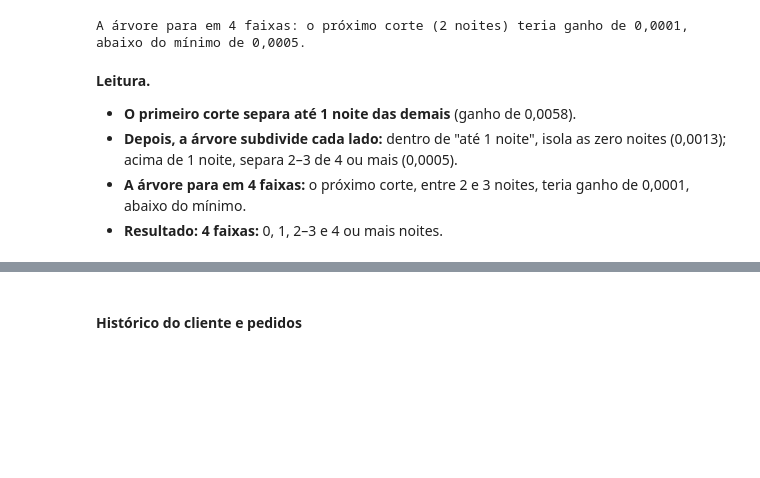
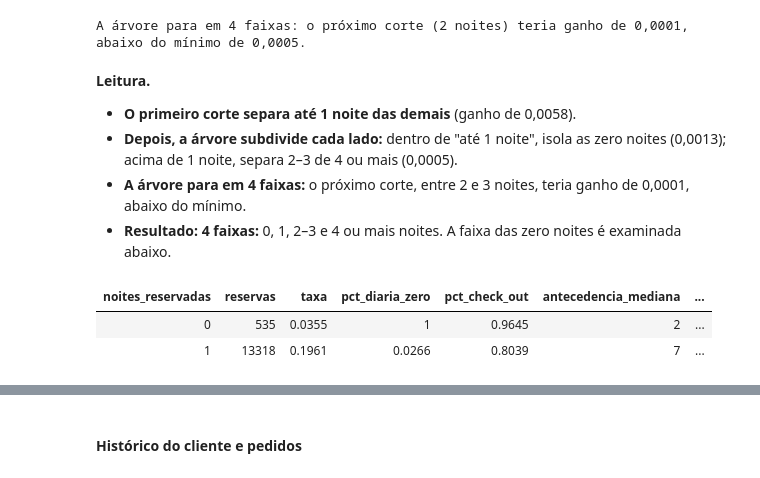
Before and after one commit to acrosatto/comunicacao-dados-mba, a Jupyter notebook: analise/ana/02_variaveis.ipynb, the cells around one changed output, grey strips where cells are left out. Cells and saved outputs as stored; diff of their text form; code cells hidden in the pictures; blank space fills up the shorter version.

```diff
--- a/analise/ana/02_variaveis.ipynb
+++ b/analise/ana/02_variaveis.ipynb
@@ -581,4 +581,20 @@ A árvore para em 4 faixas: o próximo corte (2 noites) teria ganho de 0,0001, a
 - **O primeiro corte separa até 1 noite das demais** (ganho de 0,0058).
 - **Depois, a árvore subdivide cada lado:** dentro de "até 1 noite", isola as zero noites (0,0013); acima de 1 noite, separa 2–3 de 4 ou mais (0,0005).
 - **A árvore para em 4 faixas:** o próximo corte, entre 2 e 3 noites, teria ganho de 0,0001, abaixo do mínimo.
-- **Resultado: 4 faixas:** 0, 1, 2–3 e 4 ou mais noites.
+- **Resultado: 4 faixas:** 0, 1, 2–3 e 4 ou mais noites. A faixa das zero noites é examinada abaixo.
+# %%
+# zero noites: quem são essas reservas, comparadas com as de uma noite (treino)
+# (o status final da reserva só descreve o grupo; não entra no modelo)
+treino.loc[treino['noites'] <= 1].assign(noites_reservadas=lambda d: d['noites'].astype(str)).groupby('noites_reservadas').agg(
+    reservas=('is_canceled', 'size'),
+    taxa=('is_canceled', 'mean'),
+    pct_diaria_zero=('adr', lambda s: (s == 0).mean()),
+    pct_check_out=('reservation_status', lambda s: (s == 'Check-Out').mean()),
+    antecedencia_mediana=('lead_time', 'median'),
+    pct_hospede_repetido=('is_repeated_guest', 'mean'),
+    pct_resort=('hotel', lambda s: (s == 'Resort Hotel').mean()),
+).round(4)
+# %% [output]
+| noites_reservadas | reservas | taxa | pct_diaria_zero | pct_check_out | antecedencia_mediana | ... |
+| 0 | 535 | 0.0355 | 1 | 0.9645 | 2 | ... |
+| 1 | 13318 | 0.1961 | 0.0266 | 0.8039 | 7 | ... |
```
Also changed, not shown: parts of 6 cells of this notebook, 2 other files.
